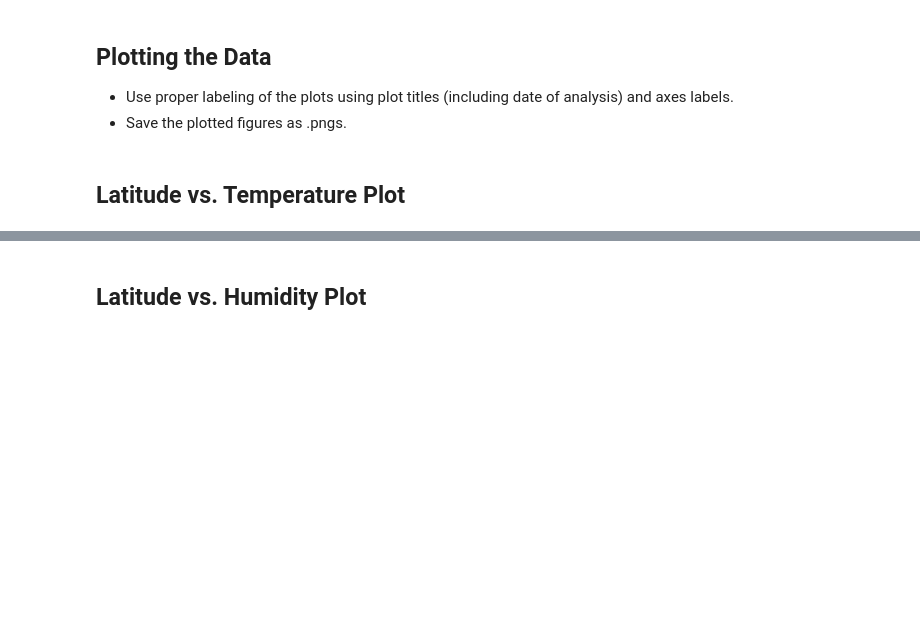
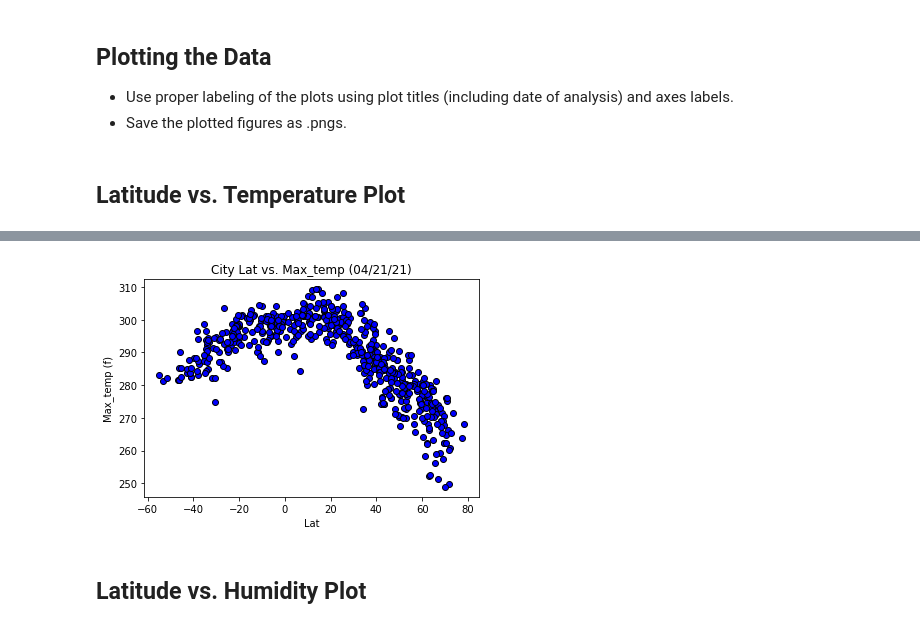
Before and after one commit to DerekLarson77/OpenWeatherMap-API-Visualization, a Jupyter notebook: WeatherPy/WeatherPy.ipynb, the cells around one changed output, grey strips where cells are left out. Drawn from its saved outputs; the diff is of its cells as text; code cells hidden in the pictures; blank space fills up the shorter version.

```diff
--- a/WeatherPy/WeatherPy.ipynb
+++ b/WeatherPy/WeatherPy.ipynb
@@ -213,2 +183,30 @@ data_raw.plot()
+# %%
+def Scatterplots_def(x_field, y_field):
+
+    x_axis = data_raw[x_field]
+    y_axis = data_raw[y_field]
+
+    date = time.strftime("%x")
+
+    plt.scatter(x_axis, y_axis, marker="o", facecolors="blue", edgecolors="black")
+
+    plt.title("City " + x_field.capitalize() + " vs. " + y_field.capitalize() + " (" + date + ")")
+
+    if y_field.lower() == "max_temp":
+        y_field = y_field + " (F)"
+    if x_field.lower() == "max_temp":
+        x_field = x_field + " (F)"
+
+    plt.xlabel(x_field.capitalize())
+    plt.ylabel(y_field.capitalize())
+
+    plt.show()
+# %%
+x_axis = "lat"
+y_axis = "max_temp"
+
+Scatterplots_def(x_axis, y_axis)
+# %% [output]
+[figure, added]
 # %% [markdown]
 ## Latitude vs. Humidity Plot
```
Also changed, not shown: parts of 28 cells of this notebook.
